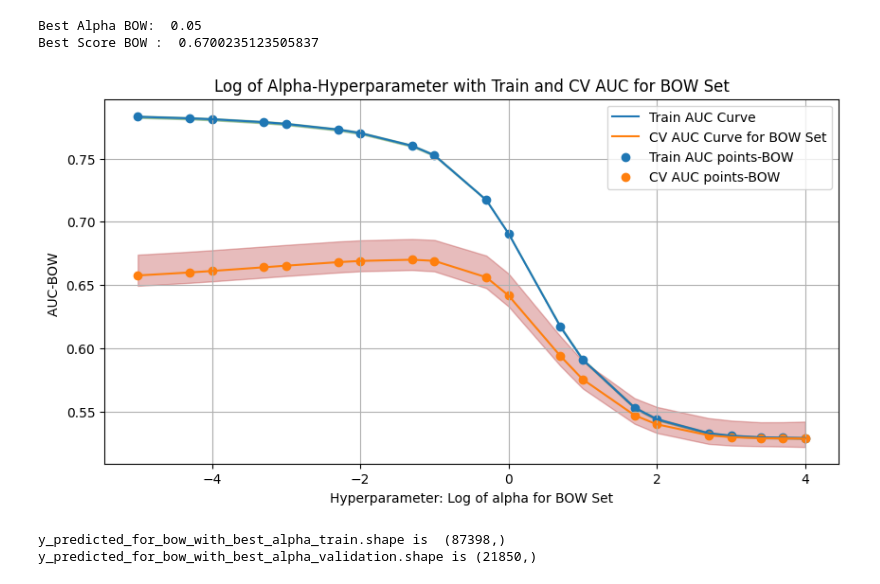
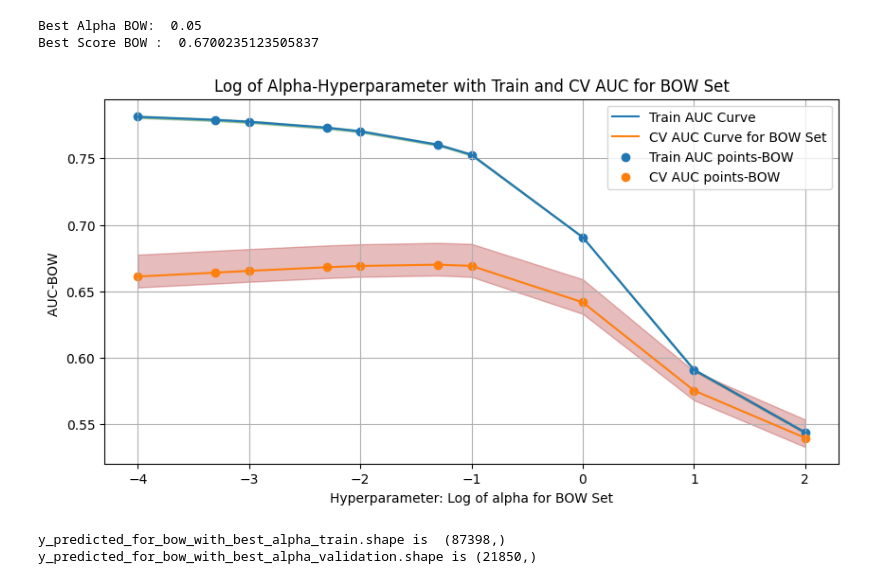
Before and after one commit to arutraj/ML_Basics, a Jupyter notebook: Rajavel_Sethupathi_DonorsChoose.ipynb, the cells around one changed output. Saved outputs shown, nothing was run; the diff lists cells and outputs as text; code cells hidden in the pictures.

```diff
--- a/Rajavel_Sethupathi_DonorsChoose.ipynb
+++ b/Rajavel_Sethupathi_DonorsChoose.ipynb
@@ -673,11 +683,10 @@ multinomial_nb_bow.get_params()
 # %%
-parameters = {'alpha':[0.00001, 0.00005, 0.0001, 0.0005, 0.001, 0.005, 0.01, 0.05, 0.1, 0.5, 1, 5, 10, 50, 100, 500, 1000, 2500, 5000, 10000]}
+parameters = {'alpha':[0.0001, 0.0005, 0.001, 0.005, 0.01, 0.05, 0.1, 1, 10, 100]}
 #scoring = {"AUC": "roc_auc", "Accuracy": make_scorer(accuracy_score)}
 
 clf = GridSearchCV(multinomial_nb_bow, parameters, cv=10, scoring="roc_auc_ovo", return_train_score=True, refit=True)
 
 clf.fit(dc_train_hstacked_all_features_vectorized,y_dc_train)
-
 
 best_alpha_1_bow = clf.best_params_['alpha']
 best_score_1_bow = clf.best_score_
@@ -693,31 +702,32 @@ cv_auc_std_bow = clf.cv_results_['std_test_score']
 Best Alpha BOW:  0.05
 Best Score BOW :  0.6700235123505837
 # %%
-alphas = [0.00001, 0.00005, 0.0001, 0.0005, 0.001, 0.005, 0.01, 0.05, 0.1, 0.5, 1, 5, 10, 50, 100, 500, 1000, 2500, 5000, 10000]
+alphas = [0.0001, 0.0005, 0.001, 0.005, 0.01, 0.05, 0.1, 1, 10, 100]
 log_of_alphas = []
 
 for alpha in tqdm(alphas):
   alpha_log = np.log10(alpha)
+  #alpha_log = (alpha)
   log_of_alphas.append(alpha_log)
 
 plt.figure(figsize=(10, 5))
 plt.plot(log_of_alphas, train_auc_bow, label='Train AUC Curve' )
 
 plt.gca().fill_between(log_of_alphas, train_auc_bow - train_auc_std_bow, train_auc_bow + train_auc_std_bow, alpha=0.3, color='darkgreen' )
 plt.plot(log_of_alphas, cv_auc_bow, label='CV AUC Curve for BOW Set' )
 plt.gca().fill_between(log_of_alphas, cv_auc_bow - cv_auc_std_bow, cv_auc_bow+cv_auc_std_bow + cv_auc_std_bow, alpha=0.3, color='firebrick' )
 
 plt.scatter(log_of_alphas, train_auc_bow, label='Train AUC points-BOW' )
 plt.scatter(log_of_alphas, cv_auc_bow, label='CV AUC points-BOW' )
 
 plt.legend()
 plt.xlabel('Hyperparameter: Log of alpha for BOW Set')
 plt.ylabel('AUC-BOW ')
 plt.title('Log of Alpha-Hyperparameter with Train and CV AUC for BOW Set')
 plt.grid()
 plt.show()
 # %% [output]
-[figure, old version]
+[figure, new version]
 # %%
 
 naive_bayes_results_for_bow_with_best_alpha = MultinomialNB(alpha = best_alpha_1_bow, class_prior=[0.3, 0.7], fit_prior=False )
```
Also changed, not shown: parts of 4 cells of this notebook.
